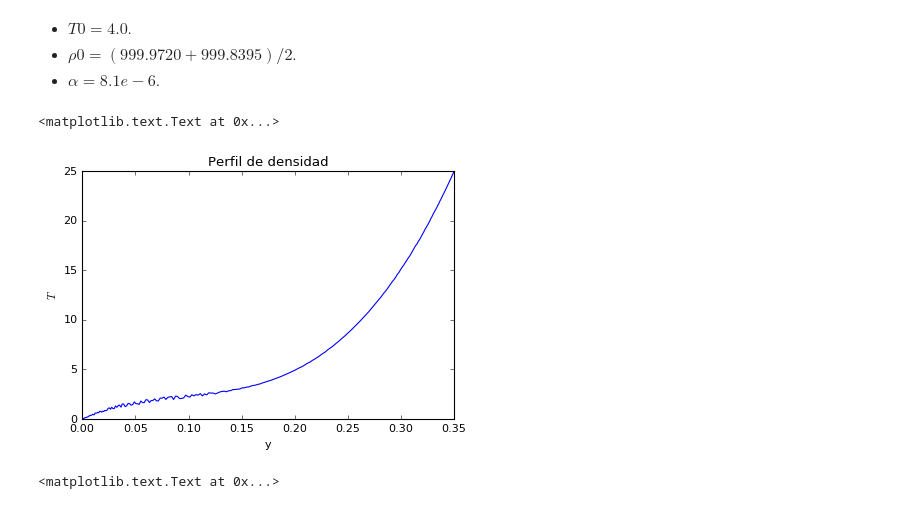
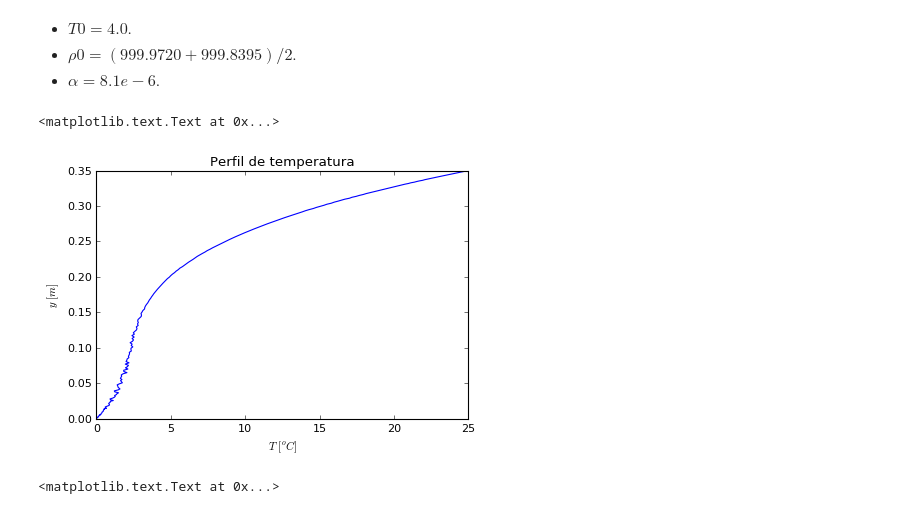
Before and after one commit to cpierard/Servicio_social, a Jupyter notebook: Convección en fluido estratificado.ipynb, the cells around one changed output. Drawn from its saved outputs; the diff is of its cells as text; code cells hidden in the pictures.

```diff
--- a/Convección en fluido estratificado.ipynb
+++ b/Convección en fluido estratificado.ipynb
@@ -218,13 +218,13 @@ plt.ylabel('y')
 - $ρ0 = (999.9720 + 999.8395)/2$.
 - $α = 8.1e-6$.
 # %%
-plt.plot(y[0], T['g'][5,:])
-plt.title("Perfil de densidad")
-plt.ylabel("$T$")
-plt.xlabel('y')
+plt.plot(T['g'][5,:], y[0])
+plt.title("Perfil de temperatura")
+plt.xlabel("$T \ [^oC]$")
+plt.ylabel('$y \ [m]$')
 # %% [output]
 <matplotlib.text.Text at 0x...>
-[figure, old version]
+[figure, new version]
 # %%
 ρ['g'] = ρ0 - ρ0*α*(T['g'] - T0)**2
 # %%
```
Also changed, not shown: parts of 3 cells of this notebook, 1 other file.
